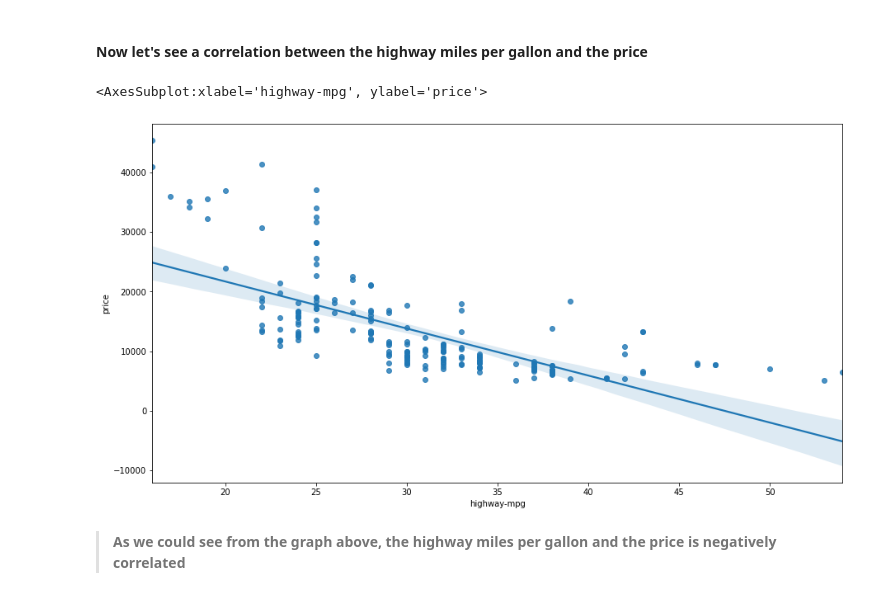
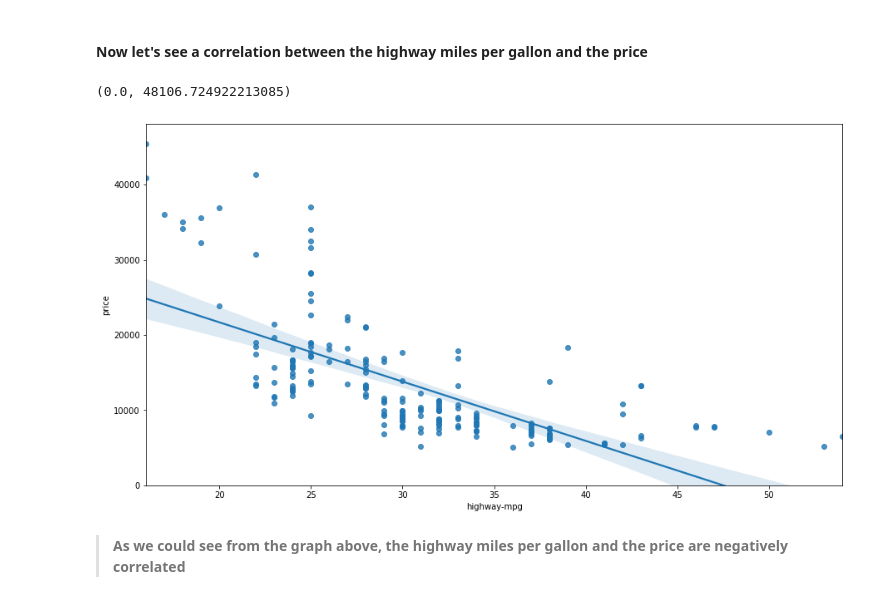
Before and after one commit to LucasRal/exploratory-data-analysis, a Jupyter notebook: Real world Exploratory Data Analysis Example.ipynb, the cells around one changed output. Saved outputs shown, nothing was run; the diff lists cells and outputs as text; code cells hidden in the pictures.

```diff
--- a/Real world Exploratory Data Analysis Example.ipynb
+++ b/Real world Exploratory Data Analysis Example.ipynb
@@ -129,8 +155,9 @@ sns.regplot(x="engine-size", y="price", data=dataset)
 # %%
 plt.figure(figsize=(15,8))
 sns.regplot(x="highway-mpg", y="price", data=dataset)
+plt.ylim(0, )
 # %% [output]
-<AxesSubplot:xlabel='highway-mpg', ylabel='price'>
+(0.0, 48106.724922213085)
-[figure, old version]
+[figure, new version]
 # %% [markdown]
-> **As we could see from the graph above, the highway miles per gallon and the price is negatively correlated**
+> **As we could see from the graph above, the highway miles per gallon and the price are negatively correlated**
```
Also changed, not shown: parts of 6 cells of this notebook.
